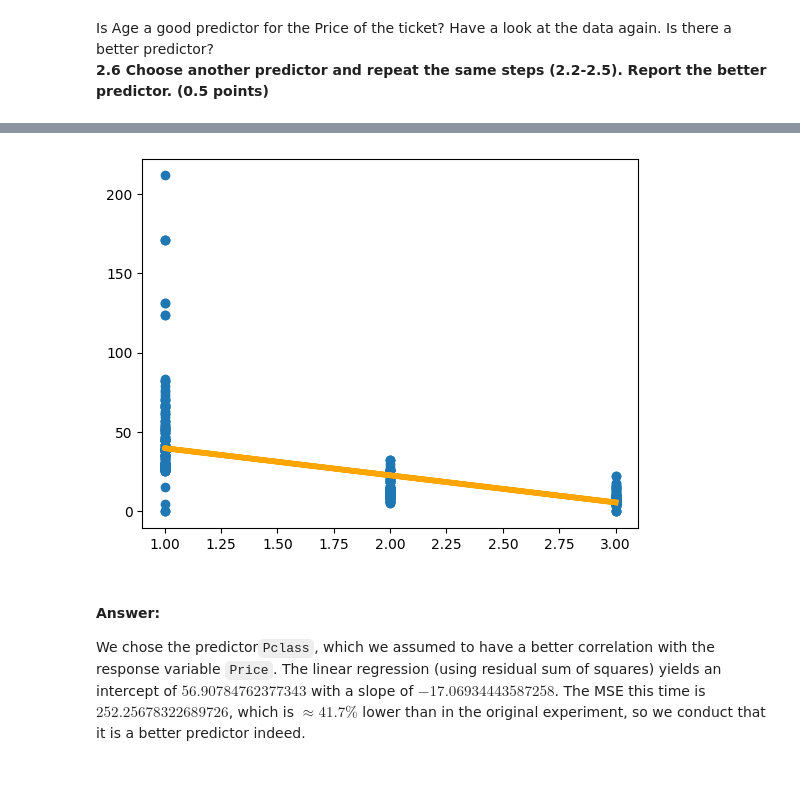
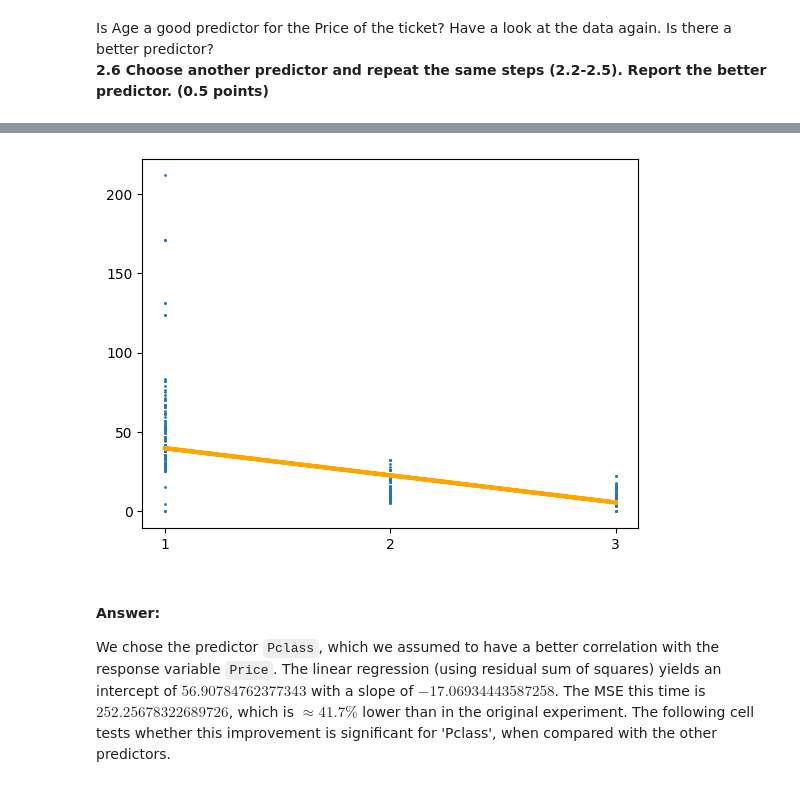
Before and after one commit to WilliamPLaCroix/NNIA-assignments, a Jupyter notebook: a3/assignment_3.ipynb, the cells around one changed output, grey strips where cells are left out. Drawn from its saved outputs; the diff is of its cells as text; code cells hidden in the pictures.

```diff
--- a/a3/assignment_3.ipynb
+++ b/a3/assignment_3.ipynb
@@ -184,23 +242,20 @@ print(data)
 **2.2 Here we will implement a simple linear regression and try to see if we can predict the *price* of the ticket based on the *age* of the passenger (0.5 points)** <br>
 Consult the documentation on [LinearRegression class](https://scikit-learn.org/stable/modules/generated/sklearn.linear_model.LinearRegression.html) in `sklearn`
 # %%
-# TODO:
 # 1) create an instance of LinearRegression class
 # 2) fit the model to predict Price of the ticket from Age of the passenger
 #    (consult the METHODS section in the documentation)
 # Hint: it might be the case that you will have to reshape your data using .reshape(-1, 1).
 #    You can create separate numpy arrays containing only Age and Price and reshape them if needed.
 
-import sklearn
-from sklearn import linear_model
+regressor = LR()
+titanic_X = np.array(titanic["Age"]).reshape(-1, 1)
+price = titanic["Price"].copy()
 
-regressor = sklearn.linear_model.LinearRegression()
-X = np.array(data["Age"]).reshape(-1, 1)
-Y = data["Price"]
+titanic_Y = titanic["Price"].copy()
+regressor.fit(titanic_X, titanic_Y)
 
-regressor.fit(X, Y)
-
-Y_hat = regressor.predict(X)
+Y_hat = regressor.predict(titanic_X)
 # %% [markdown]
 
 **What are the parameters of the model that we fit? Hint: the parameters are the attributes of the model, consult the documentation.**
@@ -284,37 +329,29 @@ Is Age a good predictor for the Price of the ticket? Have a look at the data aga
 # %%
 # TODO: Choose another predictor and repeat the same steps
 
-regressor2 = sklearn.linear_model.LinearRegression()
-X2 = np.array(data["Pclass"]).reshape(-1, 1)
-Y = data["Price"]
+regressor2 = LR()
+X2 = np.array(titanic["Pclass"]).reshape(-1, 1)
 
-regressor2.fit(X2, Y)
+regressor2.fit(X2, titanic_Y)
 
 Y_hat2 = regressor2.predict(X2)
 
 intercept2 = regressor2.intercept_
 slope2 = regressor2.coef_[0]
 
-print("##########################")
-print("The paramters are:")
-print("##########################")
-print()
-print(f"Intercept: {intercept2}")
-print(f"Slope: {slope2}")
-print()
+print("##########################\nThe paramters are:\n##########################\n")
+print(f"Intercept: {intercept2}\nSlope: {slope2}\n")
 
-residuals2 = np.array(Y) - Y_hat2
-residuals_squared2 = residuals2**2
-RSS2 = np.sum(residuals_squared2)
-custom_MSE2 = RSS2 / len(residuals_squared2)
-print(f"Our MSE is: {custom_MSE2}")
+squared_residuals2 = [(y - yhat)**2 for y, yhat in zip(titanic_Y, Y_hat2)]
+manual_MSE2 = sum(squared_residuals2)/len(squared_residuals2)
+print(f"Our MSE is:\t{manual_MSE2}")
 
-sklearn_MSE2 = sklearn.metrics.mean_squared_error(Y, Y_hat2)
-print(f"sklearn MSE is: {sklearn_MSE2}")
+sklearn_MSE2 = MSE(titanic_Y, Y_hat2)
+print(f"sklearn MSE is:\t{sklearn_MSE2}")
 
-plt.scatter(X2, Y)
-plt.plot(X2, Y_hat2, c = "orange", linewidth = 4)
-
+plt.scatter(X2, titanic_Y, s=1)
+plt.plot(X2, Y_hat2, c = "orange", linewidth = 3)
+plt.xticks([1, 2, 3])
 plt.show()
 # %% [output]
 ##########################
@@ -328,7 +365,7 @@ Our MSE is: 252.25678322689726
 sklearn MSE is: 252.25678322689726
-[figure, old version]
+[figure, new version]
 # %% [markdown]
 #### Answer:
 
-We chose the predictor`Pclass`, which we assumed to have a better correlation with the response variable `Price`.
-The linear regression (using residual sum of squares) yields an intercept of $56.90784762377343$ with a slope of $-17.06934443587258$. The MSE this time is $252.25678322689726$, which is $\approx41.7\%$ lower than in the original experiment, so we conduct that it is a better predictor indeed.
+We chose the predictor `Pclass`, which we assumed to have a better correlation with the response variable `Price`.
+The linear regression (using residual sum of squares) yields an intercept of $56.90784762377343$ with a slope of $-17.06934443587258$. The MSE this time is $252.25678322689726$, which is $\approx41.7\%$ lower than in the original experiment. The following cell tests whether this improvement is significant for 'Pclass', when compared with the other predictors.
```
Also changed, not shown: parts of 23 cells of this notebook.
